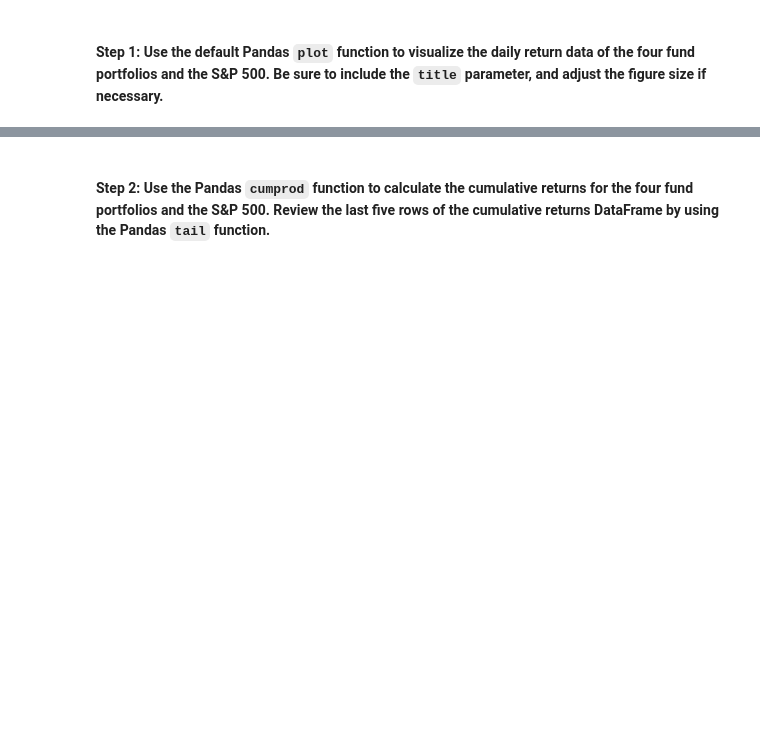
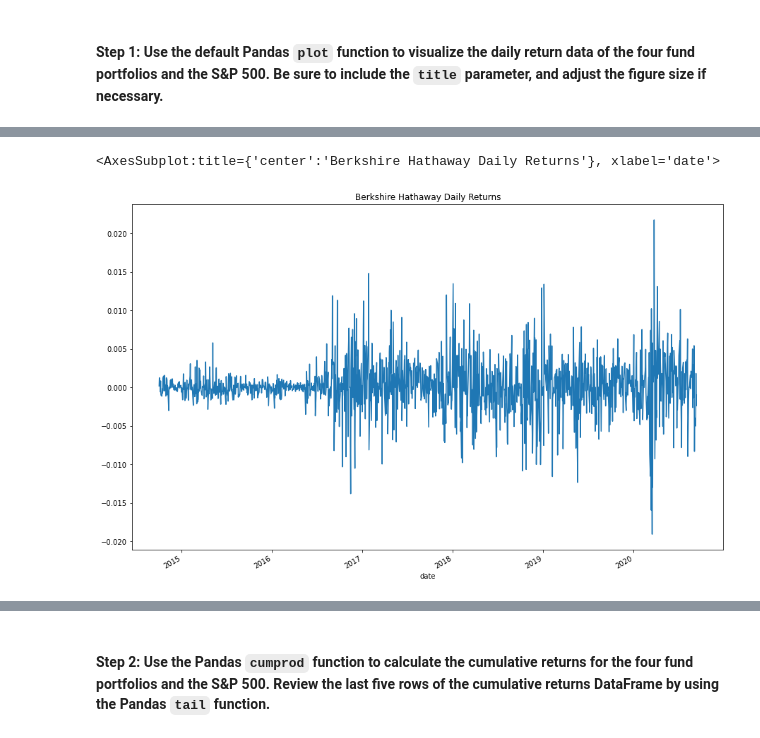
Before and after one commit to mrlandero/Risk_Return_Analysis, a Jupyter notebook: Risk_Return_Analysis/risk_return_analysis.ipynb, the cells around one changed output, grey strips where cells are left out. Drawn from its saved outputs; the diff is of its cells as text; code cells hidden in the pictures; blank space fills up the shorter version.

```diff
--- a/Risk_Return_Analysis/risk_return_analysis.ipynb
+++ b/Risk_Return_Analysis/risk_return_analysis.ipynb
@@ -165,0 +184,9 @@ daily_returns_df.plot(
+# %%
+# Daily Returns Plot for Berkshire Hathaway
+daily_returns_df.iloc[:, 3].plot(
+    figsize=(15,10),
+    title="Berkshire Hathaway Daily Returns"
+)
+# %% [output]
+<AxesSubplot:title={'center':'Berkshire Hathaway Daily Returns'}, xlabel='date'>
+[figure, added]
```
Also changed, not shown: parts of 5 cells of this notebook.
